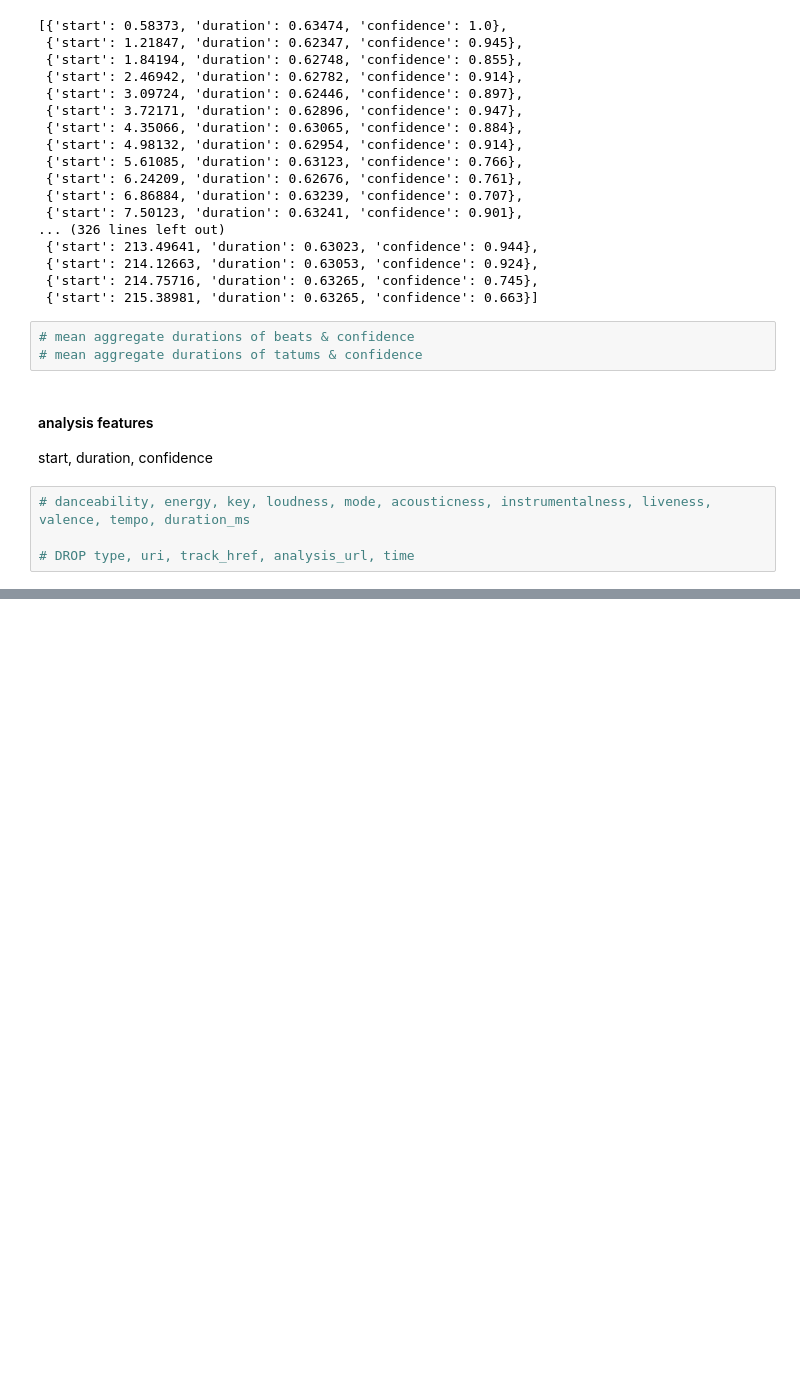
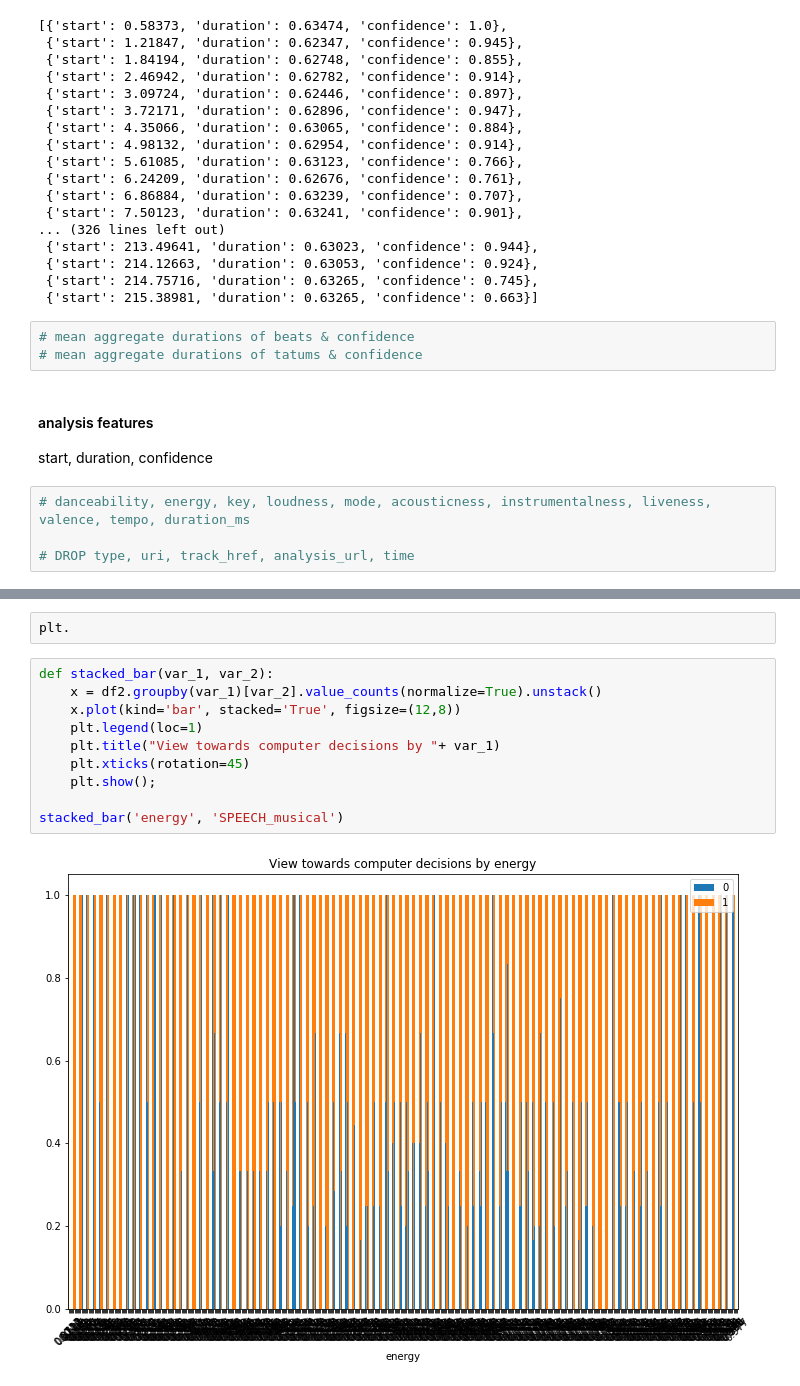
Before and after one commit to nabilabbas250/Spotify-Speechiness, a Jupyter notebook: Speechiness.ipynb, the cells around one changed output, grey strips where cells are left out. Saved outputs shown, nothing was run; the diff lists cells and outputs as text; blank space fills up the shorter version.

```diff
--- a/Speechiness.ipynb
+++ b/Speechiness.ipynb
@@ -231,0 +374,14 @@ start, duration, confidence
+# %%
+plt.
+# %%
+def stacked_bar(var_1, var_2):
+    x = df2.groupby(var_1)[var_2].value_counts(normalize=True).unstack()
+    x.plot(kind='bar', stacked='True', figsize=(12,8))
+    plt.legend(loc=1)
+    plt.title("View towards computer decisions by "+ var_1)
+    plt.xticks(rotation=45)
+    plt.show();
+
+stacked_bar('energy', 'SPEECH_musical')
+# %% [output]
+[figure, added]
```
Also changed, not shown: parts of 58 cells of this notebook, 2 other files.
